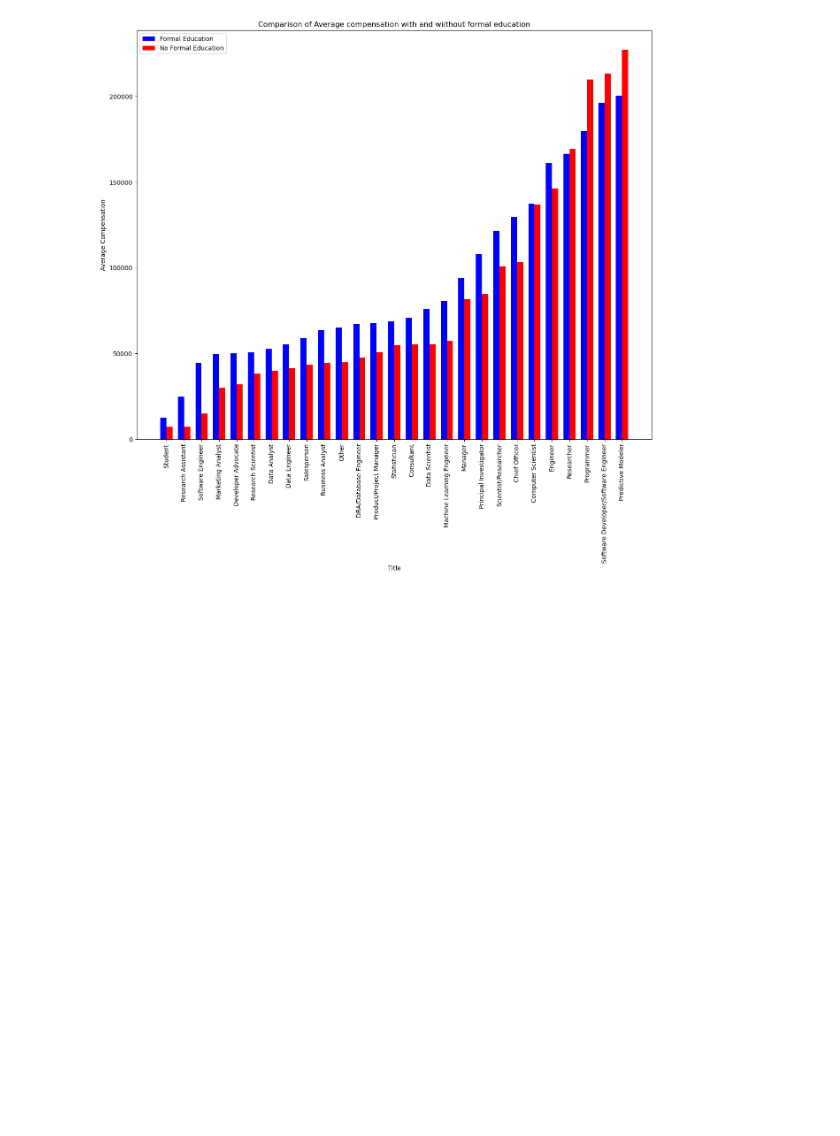
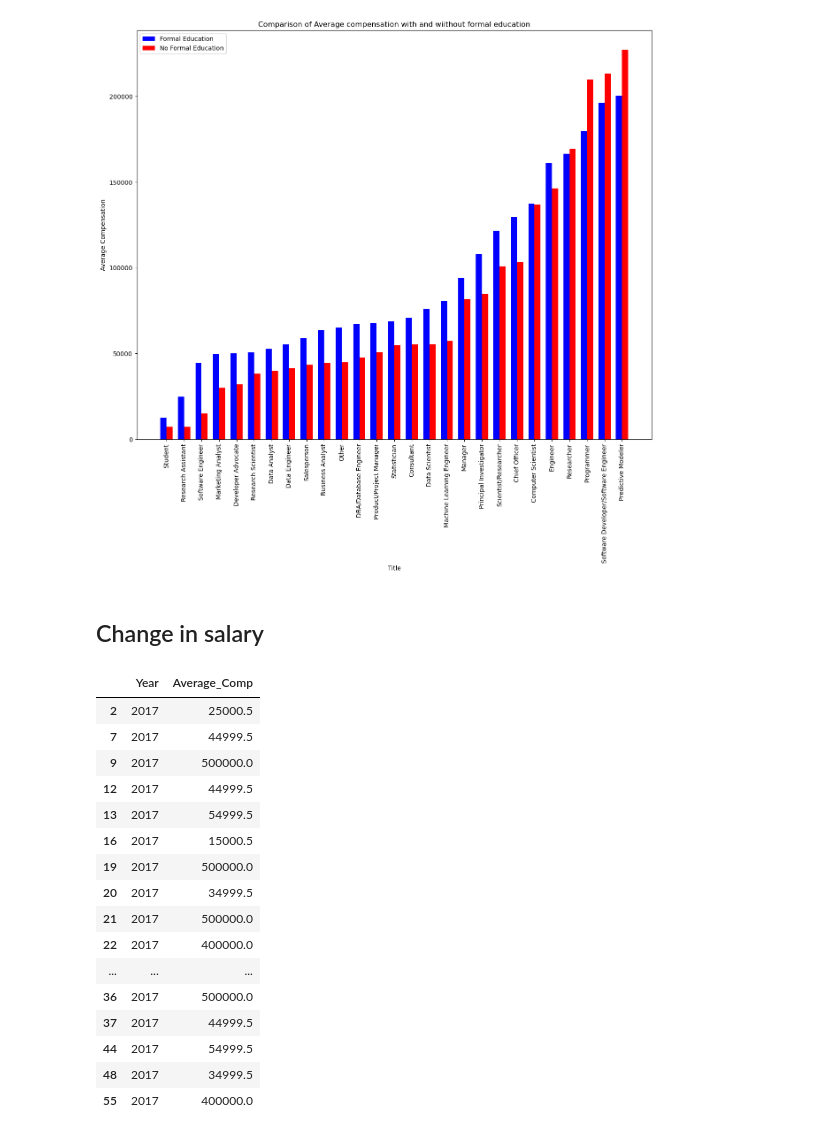
Before and after one commit to PavelM90/DSC630_Ali_Pavel_Term_Project, a Jupyter notebook: Data_Exploration_Salary_Kaggle.ipynb, the cells around one changed output. Drawn from its saved outputs; the diff is of its cells as text; code cells hidden in the pictures; blank space fills up the shorter version.

```diff
--- a/Data_Exploration_Salary_Kaggle.ipynb
+++ b/Data_Exploration_Salary_Kaggle.ipynb
@@ -557,3 +577,5 @@ plt.xticks(rotation = 90)
 plt.show()
 # %% [output]
 [figure]
+# %% [markdown]
+## Change in salary
@@ -559,0 +584,20 @@ plt.show()
+# %%
+salary_df.head(20)
+# %% [output]
+|  | Year | Average_Comp |
+| 2 | 2017 | 25000.5 |
+| 7 | 2017 | 44999.5 |
+| 9 | 2017 | 500000.0 |
+| 12 | 2017 | 44999.5 |
+| 13 | 2017 | 54999.5 |
+| 16 | 2017 | 15000.5 |
+| 19 | 2017 | 500000.0 |
+| 20 | 2017 | 34999.5 |
+| 21 | 2017 | 500000.0 |
+| 22 | 2017 | 400000.0 |
+| ... | ... | ... |
+| 36 | 2017 | 500000.0 |
+| 37 | 2017 | 44999.5 |
+| 44 | 2017 | 54999.5 |
+| 48 | 2017 | 34999.5 |
+| 55 | 2017 | 400000.0 |
```
Also changed, not shown: parts of 24 cells of this notebook.
